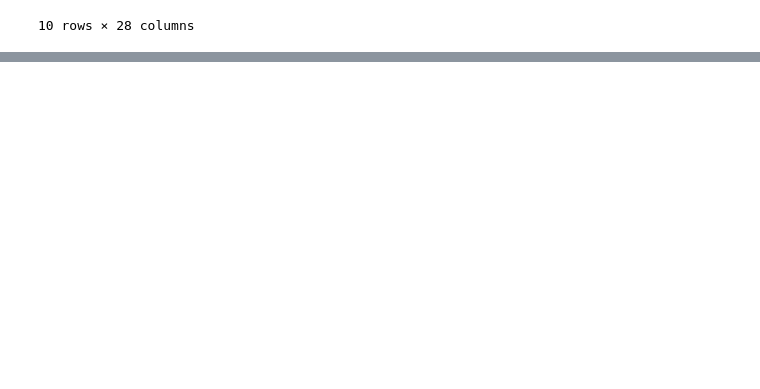
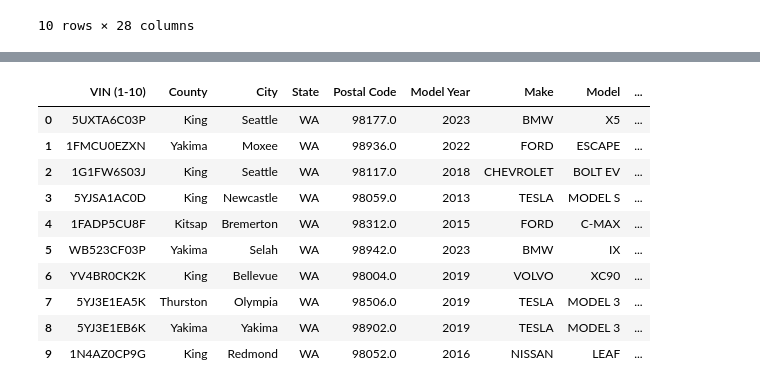
Before and after one commit to sosullivan7221/HHA-507-WK1, a Jupyter notebook: HHA_507_WK1.ipynb, the cells around one changed output, grey strips where cells are left out. Drawn from its saved outputs; the diff is of its cells as text; code cells hidden in the pictures; blank space fills up the shorter version.

```diff
--- a/HHA_507_WK1.ipynb
+++ b/HHA_507_WK1.ipynb
@@ -60,0 +71,18 @@ df2_f10
+# %%
+df3 = pd.read_csv('/content/data/Electric_Vehicle_Population_Data.csv')
+
+df3_f10 = df3.head(10)
+
+df3_f10
+# %% [output]
+|  | VIN (1-10) | County | City | State | Postal Code | Model Year | Make | Model | ... |
+| 0 | 5UXTA6C03P | King | Seattle | WA | 98177.0 | 2023 | BMW | X5 | ... |
+| 1 | 1FMCU0EZXN | Yakima | Moxee | WA | 98936.0 | 2022 | FORD | ESCAPE | ... |
+| 2 | 1G1FW6S03J | King | Seattle | WA | 98117.0 | 2018 | CHEVROLET | BOLT EV | ... |
+| 3 | 5YJSA1AC0D | King | Newcastle | WA | 98059.0 | 2013 | TESLA | MODEL S | ... |
+| 4 | 1FADP5CU8F | Kitsap | Bremerton | WA | 98312.0 | 2015 | FORD | C-MAX | ... |
+| 5 | WB523CF03P | Yakima | Selah | WA | 98942.0 | 2023 | BMW | IX | ... |
+| 6 | YV4BR0CK2K | King | Bellevue | WA | 98004.0 | 2019 | VOLVO | XC90 | ... |
+| 7 | 5YJ3E1EA5K | Thurston | Olympia | WA | 98506.0 | 2019 | TESLA | MODEL 3 | ... |
+| 8 | 5YJ3E1EB6K | Yakima | Yakima | WA | 98902.0 | 2019 | TESLA | MODEL 3 | ... |
+| 9 | 1N4AZ0CP9G | King | Redmond | WA | 98052.0 | 2016 | NISSAN | LEAF | ... |
```
Also changed, not shown: parts of 4 cells of this notebook.
